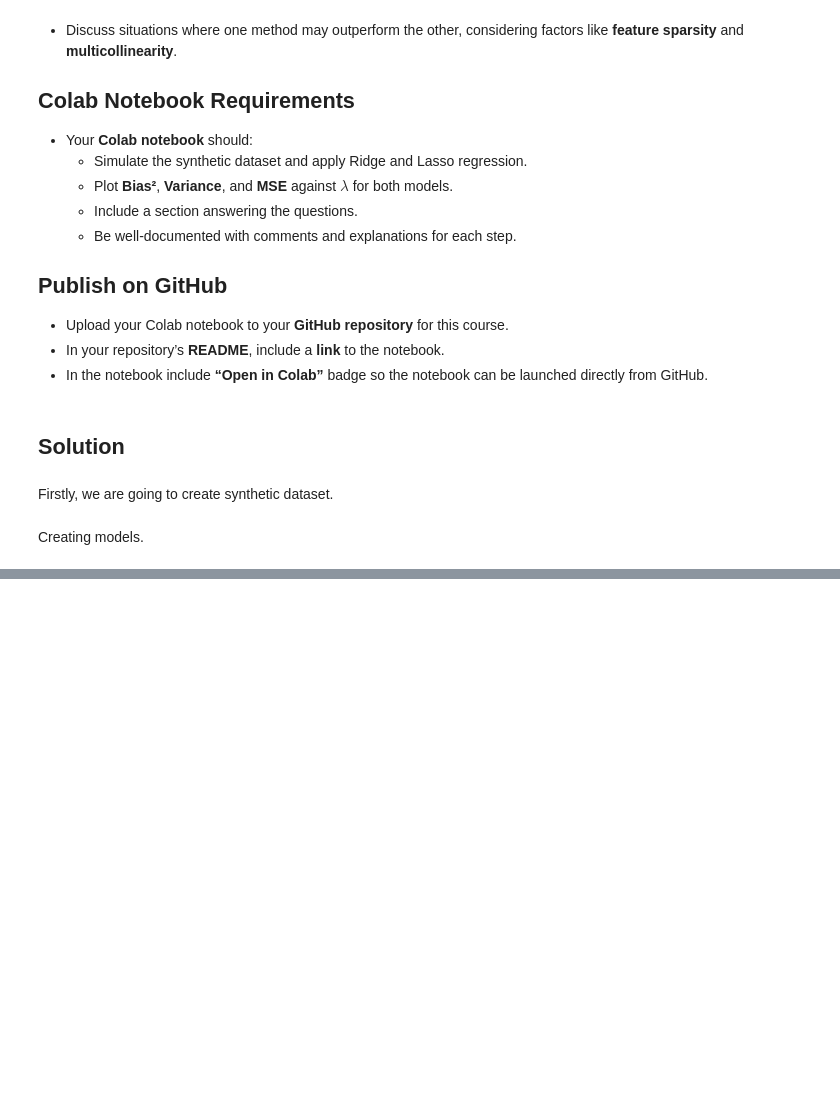
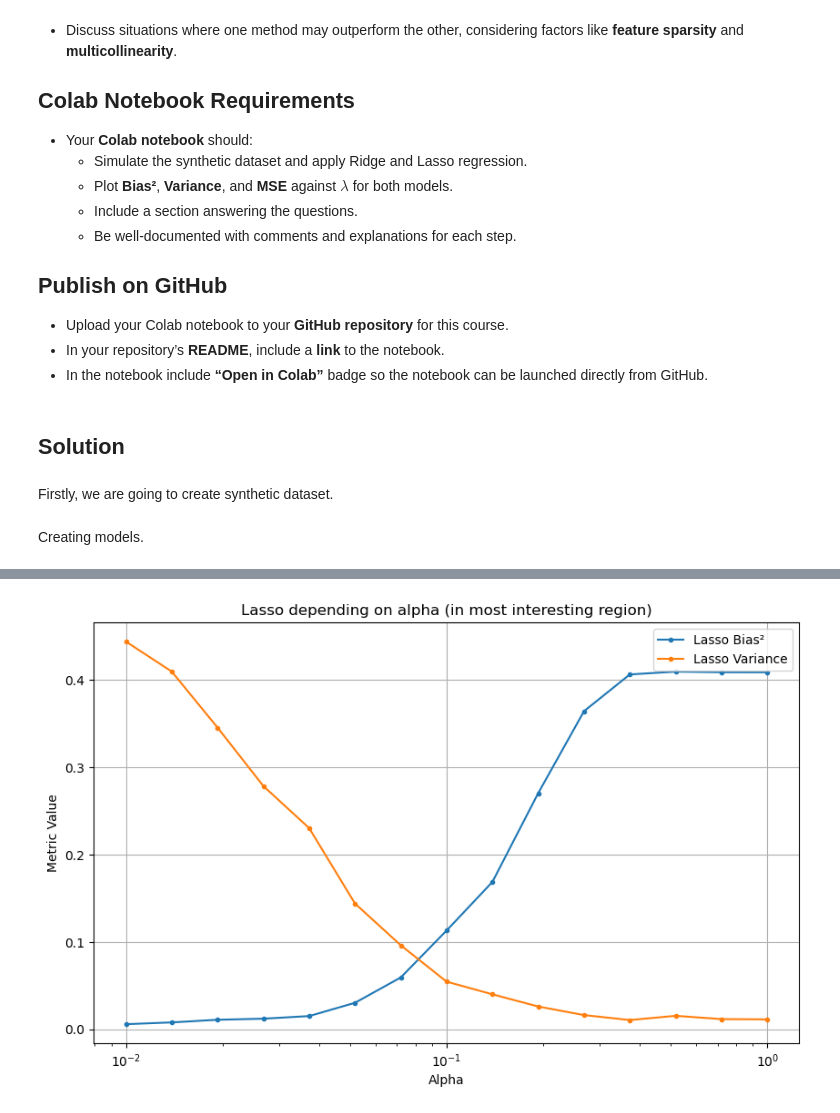
Before and after one commit to ginal001/ML-2024-2025, a Jupyter notebook: Lab4/Homework04.ipynb, the cells around one changed output, grey strips where cells are left out. Saved outputs shown, nothing was run; the diff lists cells and outputs as text; code cells hidden in the pictures; blank space fills up the shorter version.

```diff
--- a/Lab4/Homework04.ipynb
+++ b/Lab4/Homework04.ipynb
@@ -98,0 +171,18 @@ n_simulations = 100
+# %%
+df_filtered_lasso = df_results[(df_results['alpha'] >= 0.01) & (df_results['alpha'] <= 1)]
+
+plt.figure(figsize=(10, 6))
+
+plt.plot(df_filtered_lasso['alpha'], df_filtered_lasso['Lasso Bias²'], label='Lasso Bias²', marker='.')
+plt.plot(df_filtered_lasso['alpha'], df_filtered_lasso['Lasso Variance'], label='Lasso Variance', marker='.')
+#plt.plot(df_filtered_lasso['alpha'], df_filtered_lasso['Lasso MSE'], label='Lasso MSE', marker='.')
+
+plt.xscale('log')
+plt.xlabel('Alpha')
+plt.ylabel('Metric Value')
+plt.title('Lasso depending on alpha (in most interesting region)')
+plt.legend()
+plt.grid(True)
+plt.show()
+# %% [output]
+[figure, added]
```
Also changed, not shown: parts of 8 cells of this notebook.
